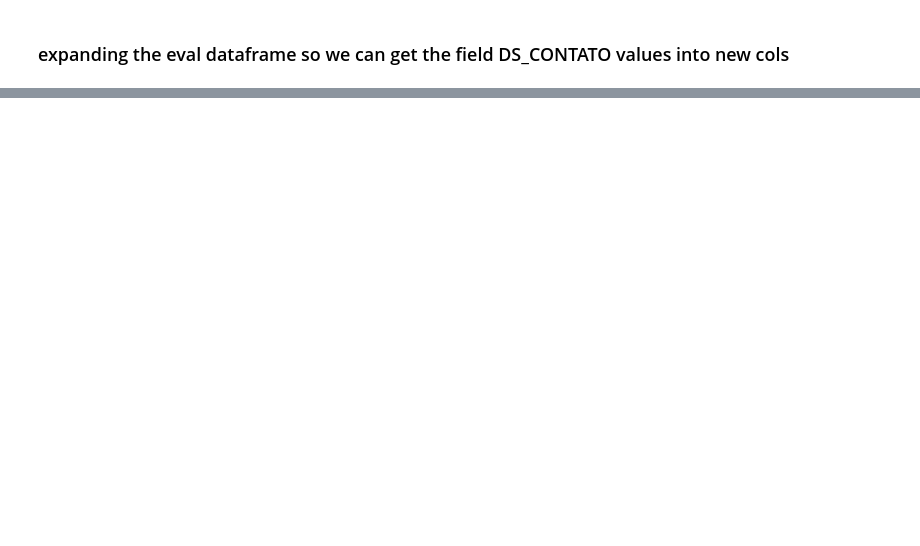
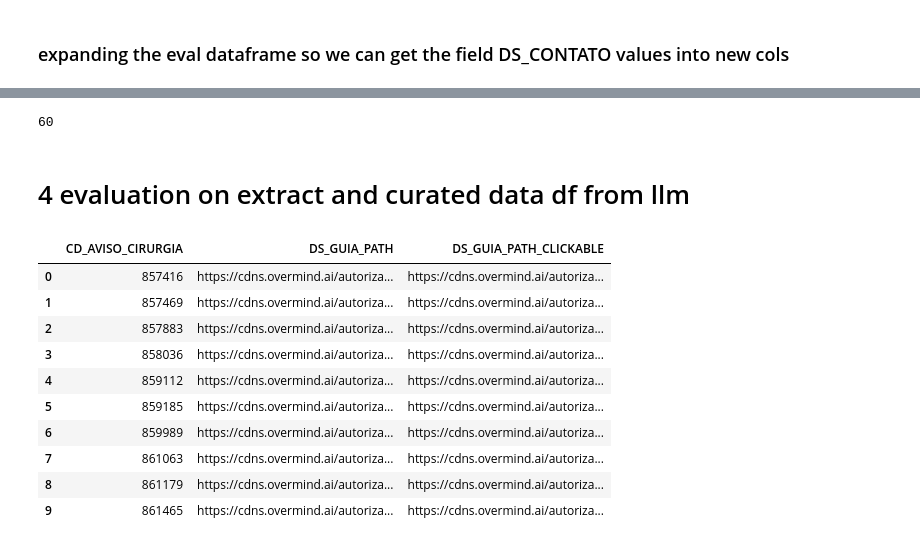
Before and after one commit to joao-thomaz-mle/autorizacoes-api, a Jupyter notebook: POC/03_llm_unstructured_eval.ipynb, the cells around one changed output, grey strips where cells are left out. Cells and saved outputs as stored; diff of their text form; code cells hidden in the pictures; blank space fills up the shorter version.

Commit message:
feat(03_llm_eval-nb): finish the purpose of nb
we got a dataframe with all the evaluation data we needed, including predicted fields from our llm textract technique

```diff
--- a/POC/03_llm_unstructured_eval.ipynb
+++ b/POC/03_llm_unstructured_eval.ipynb
@@ -519,0 +613,15 @@ llm_results_df.head()
+# %%
+# able to see all pandas cols
+pd.set_option('display.max_columns', None)
+# apply cleaning on the value from cols senha_llm using re to clean white spaces and special characters
+import re
+
+def clean_text(text):
+    if pd.notna(text):
+        text = re.sub(r'\s+', ' ', text)  # Replace multiple spaces with a single space
+        text = re.sub(r'[^\w\s]', '', text)  # Remove special characters
+        return text.strip()
+    return ""
+
+textract_eval_df['senha_llm'] = textract_eval_df['senha_llm'].apply(clean_text)
+textract_eval_df.head()
@@ -519,0 +635,38 @@ llm_results_df.head()
+# %%
+#save textract_eval_df to sql
+import sqlalchemy
+eval_engine = sqlalchemy.create_engine("sqlite:///textract_eval_database.sqlite")
+textract_eval_df.to_sql("textract_eval", con=eval_engine, if_exists="replace", index=False)
+# %% [output]
+60
+# %% [markdown]
+# 4 evaluation on extract and curated data df from llm
+# %%
+# load textract_eval_df
+import sqlalchemy
+import pandas as pd
+
+eval_engine = sqlalchemy.create_engine("sqlite:///textract_eval_database.sqlite")
+textract_eval_df = pd.read_sql("SELECT * FROM textract_eval", con=eval_engine)
+# %%
+# display the df in html format so we can click of the link
+# Create a new column with clickable links for DS_GUIA_PATH
+def make_clickable(url):
+    if pd.notna(url):
+        return f'<a href="{url}" target="_blank">{url}</a>'
+    return ""
+textract_eval_df['DS_GUIA_PATH_CLICKABLE'] = textract_eval_df['DS_GUIA_PATH'].apply(make_clickable)
+from IPython.display import display, HTML
+display(HTML(textract_eval_df[['CD_AVISO_CIRURGIA','DS_GUIA_PATH', 'DS_GUIA_PATH_CLICKABLE']].head(10).to_html(escape=False)))
+# %% [output]
+|  | CD_AVISO_CIRURGIA | DS_GUIA_PATH | DS_GUIA_PATH_CLICKABLE |
+| 0 | 857416 | https://cdns.overmind.ai/autoriza... | https://cdns.overmind.ai/autoriza... |
+| 1 | 857469 | https://cdns.overmind.ai/autoriza... | https://cdns.overmind.ai/autoriza... |
+| 2 | 857883 | https://cdns.overmind.ai/autoriza... | https://cdns.overmind.ai/autoriza... |
+| 3 | 858036 | https://cdns.overmind.ai/autoriza... | https://cdns.overmind.ai/autoriza... |
+| 4 | 859112 | https://cdns.overmind.ai/autoriza... | https://cdns.overmind.ai/autoriza... |
+| 5 | 859185 | https://cdns.overmind.ai/autoriza... | https://cdns.overmind.ai/autoriza... |
+| 6 | 859989 | https://cdns.overmind.ai/autoriza... | https://cdns.overmind.ai/autoriza... |
+| 7 | 861063 | https://cdns.overmind.ai/autoriza... | https://cdns.overmind.ai/autoriza... |
+| 8 | 861179 | https://cdns.overmind.ai/autoriza... | https://cdns.overmind.ai/autoriza... |
+| 9 | 861465 | https://cdns.overmind.ai/autoriza... | https://cdns.overmind.ai/autoriza... |
```
Also changed, not shown: parts of 32 cells of this notebook, 4 other files.
